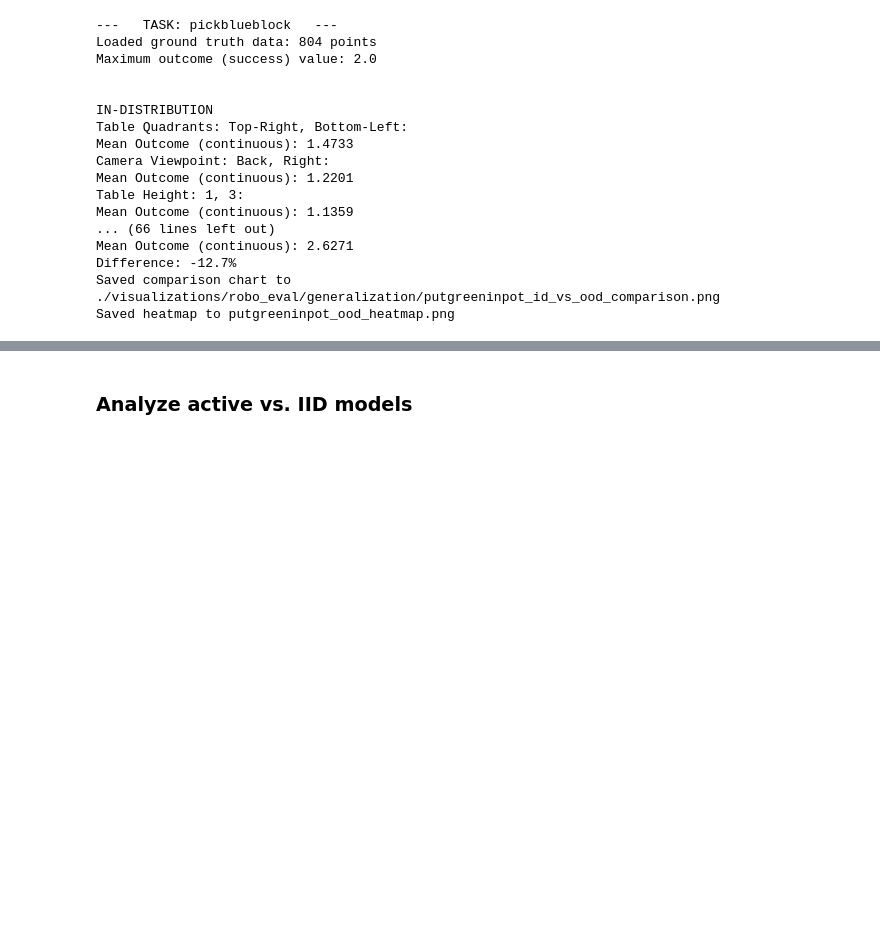
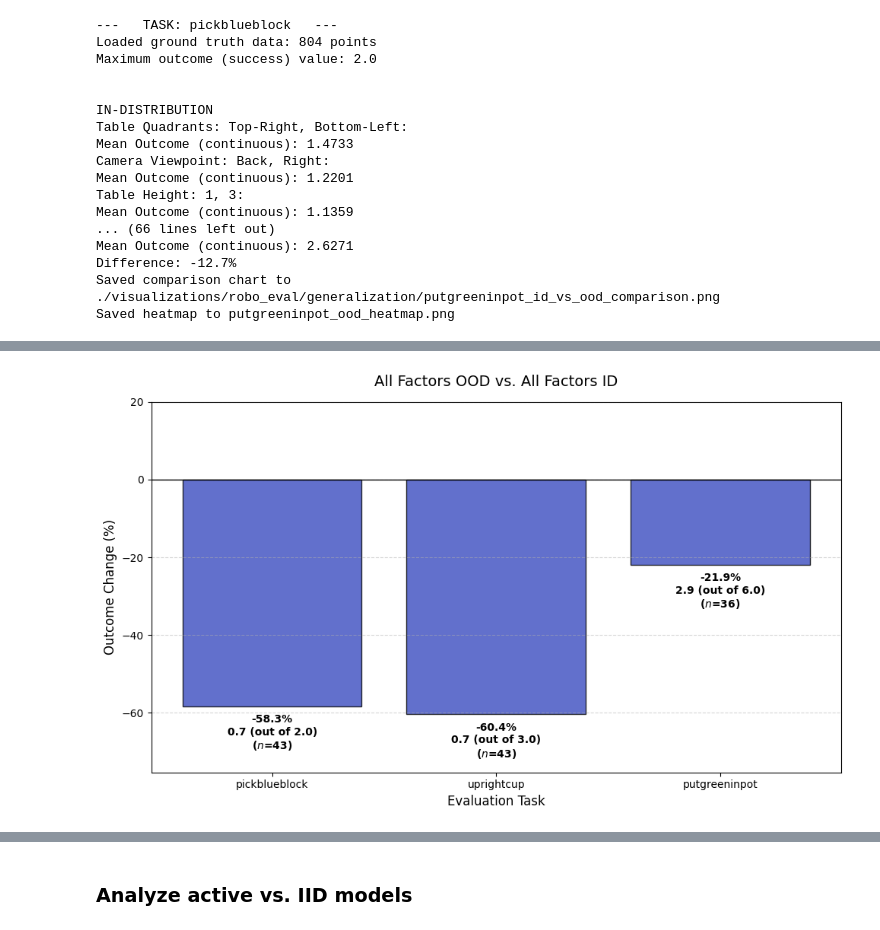
Before and after one commit to iamandrewliao/active-testing, a Jupyter notebook: model_analysis.ipynb, the cells around one changed output, grey strips where cells are left out. Drawn from its saved outputs; the diff is of its cells as text; code cells hidden in the pictures; blank space fills up the shorter version.

```diff
--- a/model_analysis.ipynb
+++ b/model_analysis.ipynb
@@ -121,11 +121,11 @@ def plot_id_ood_comparison(bf_data, task_name):
 
     fig, ax = plt.subplots(figsize=(10, 6))
     rects1 = ax.bar(x - width/2, id_means, width, label='In-Distribution (ID)', color='lightgray', edgecolor='black', alpha=0.8)
-    rects2 = ax.bar(x + width/2, ood_means, width, label='Out-of-Distribution (OOD)', color='steelblue', edgecolor='black', alpha=0.8)
+    rects2 = ax.bar(x + width/2, ood_means, width, label='Out-of-Distribution (OOD)', color='#3b4cc0', edgecolor='black', alpha=0.8)
 
     # Add labels, title and custom x-axis tick labels
     ax.set_ylabel('Mean Continuous Outcome', fontsize=12)
-    ax.set_title(f'ID vs. OOD Performance Comparison: {task_name}', fontsize=14, pad=15)
+    ax.set_title(f'ID vs. OOD Performance Comparison: {task_name} (Max Outcome: {MAX_OUTCOME[task_name]})', fontsize=14, pad=15)
     ax.set_xticks(x)
     ax.set_xticklabels(categories)
     ax.legend()
@@ -137,7 +137,7 @@ def plot_id_ood_comparison(bf_data, task_name):
                     xy=(rect.get_x() + rect.get_width() / 2, height),
                     xytext=(0, 3),  # 3 points vertical offset
                     textcoords="offset points",
-                    ha='center', va='bottom', fontweight='bold', color='darkred')
+                    ha='center', va='bottom', fontweight='bold')
 
     ax.grid(axis='y', linestyle='--', alpha=0.7)
     plt.tight_layout()
@@ -193,7 +193,7 @@ def plot_ood_compositional_heatmap(bf_data, task_name):
             if base_mean and not np.isnan(base_mean):
                 diff = ((ood_mean - base_mean) / base_mean) * 100
                 diff_matrix[i, j] = diff
-                annot_matrix[i, j] = f"{ood_mean:.2f}\n({diff:+.1f}%)\n$n$={count}"
+                annot_matrix[i, j] = f"{diff:+.1f}%\n({ood_mean:.2f})\n$n$={count}"
             else:
                 diff_matrix[i, j] = np.nan
                 annot_matrix[i, j] = "N/A"
@@ -213,7 +213,8 @@ def plot_ood_compositional_heatmap(bf_data, task_name):
         xticklabels=factors,
         yticklabels=factors,
         square=True,
-        cbar_kws={'label': 'Outcome Change (%)'}
+        cbar_kws={'label': 'Outcome Change (%)'},
+        annot_kws={'fontweight': 'bold'}
     )
 
     plt.title(f"Compositional OOD Outcome: {task_name} (Max Outcome: {MAX_OUTCOME[task_name]})", pad=20)
@@ -255,3 +255,76 @@ Mean Outcome (continuous): 2.6271
 Difference: -12.7%
 Saved comparison chart to ./visualizations/robo_eval/generalization/putgreeninpot_id_vs_ood_comparison.png
 Saved heatmap to putgreeninpot_ood_heatmap.png
+# %%
+def plot_all_ood_summary(tasks):
+    results = []
+
+    for task in tasks:
+        file_path = f'./results/{task}_bruteforce/results.csv'
+
+        df = pd.read_csv(file_path)
+
+        # 1. Define ID and OOD masks
+        mask_q_id = ((df['x'] <= 0.5) & (df['y'] <= 0.5)) | ((df['x'] >= 0.5) & (df['y'] >= 0.5))
+        mask_c_id = (df['camera_azimuth'] == -30) | (df['camera_azimuth'] == 90)
+        mask_h_id = (df['table_height'] == 1) | (df['table_height'] == 3)
+
+        mask_q_ood = ((df['x'] >= 0.5) & (df['y'] <= 0.5)) | ((df['x'] <= 0.5) & (df['y'] >= 0.5))
+        mask_c_ood = (df['camera_azimuth'] == 15)
+        mask_h_ood = (df['table_height'] == 2)
+
+        # 2. Combine for "All ID" and "All OOD"
+        all_id_df = df[mask_q_id & mask_c_id & mask_h_id]
+        all_ood_df = df[mask_q_ood & mask_c_ood & mask_h_ood]
+
+        id_mean = all_id_df['continuous_outcome'].mean()
+        ood_mean = all_ood_df['continuous_outcome'].mean()
+
+        # 3. Calculate percentage change
+        if id_mean != 0 and not np.isnan(id_mean):
+            perc_change = ((ood_mean - id_mean) / id_mean) * 100
+        else:
+            perc_change = 0
+
+        results.append({
+            'task': task,
+            'id_mean': id_mean,
+            'ood_mean': ood_mean,
+            'perc_change': perc_change,
+            'n_ood': len(all_ood_df)
+        })
+
+    # Convert to DataFrame for plotting
+    summary_df = pd.DataFrame(results)
+
+    # Plotting
+    plt.figure(figsize=(10, 6))
+    bars = plt.bar(summary_df['task'], summary_df['perc_change'],
+                   color='#3b4cc0', edgecolor='black', alpha=0.8)
+
+    # Labeling
+    plt.axhline(0, color='black', linewidth=1)
+    plt.ylabel('Outcome Change (%)', fontsize=12)
+    plt.xlabel('Evaluation Task', fontsize=12)
+    plt.title('All Factors OOD vs. All Factors ID', fontsize=14, pad=15)
+
+    # Add data labels on top/bottom of bars
+    for i, bar in enumerate(bars):
+        yval = bar.get_height()
+        n_count = summary_df.iloc[i]['n_ood']
+        outcome = summary_df.iloc[i]['ood_mean']
+        label_pos = yval + 2 if yval > 0 else yval - 7
+        plt.text(bar.get_x() + bar.get_width()/2, label_pos,
+                 f"{yval:+.1f}%\n{outcome:.1f} (out of {MAX_OUTCOME[summary_df.iloc[i]['task']]})\n($n$={int(n_count)})",
+                 ha='center', va='center', fontweight='bold')
+
+    plt.grid(axis='y', linestyle='--', alpha=0.5)
+    plt.ylim(min(summary_df['perc_change'].min() - 15, -20),
+             max(summary_df['perc_change'].max() + 15, 20))
+
+    plt.tight_layout()
+    plt.savefig('./visualizations/robo_eval/compositional_generalization/all_factors_ood_summary.png', dpi=300)
+    print("Saved 'all_factors_ood_summary.png'")
+
+plot_all_ood_summary(TASKS)
+# %% [output]
@@ -257,0 +332 @@ Saved heatmap to putgreeninpot_ood_heatmap.png
+[figure, added]
```
Also changed, not shown: parts of 4 cells of this notebook, 19 other files.
